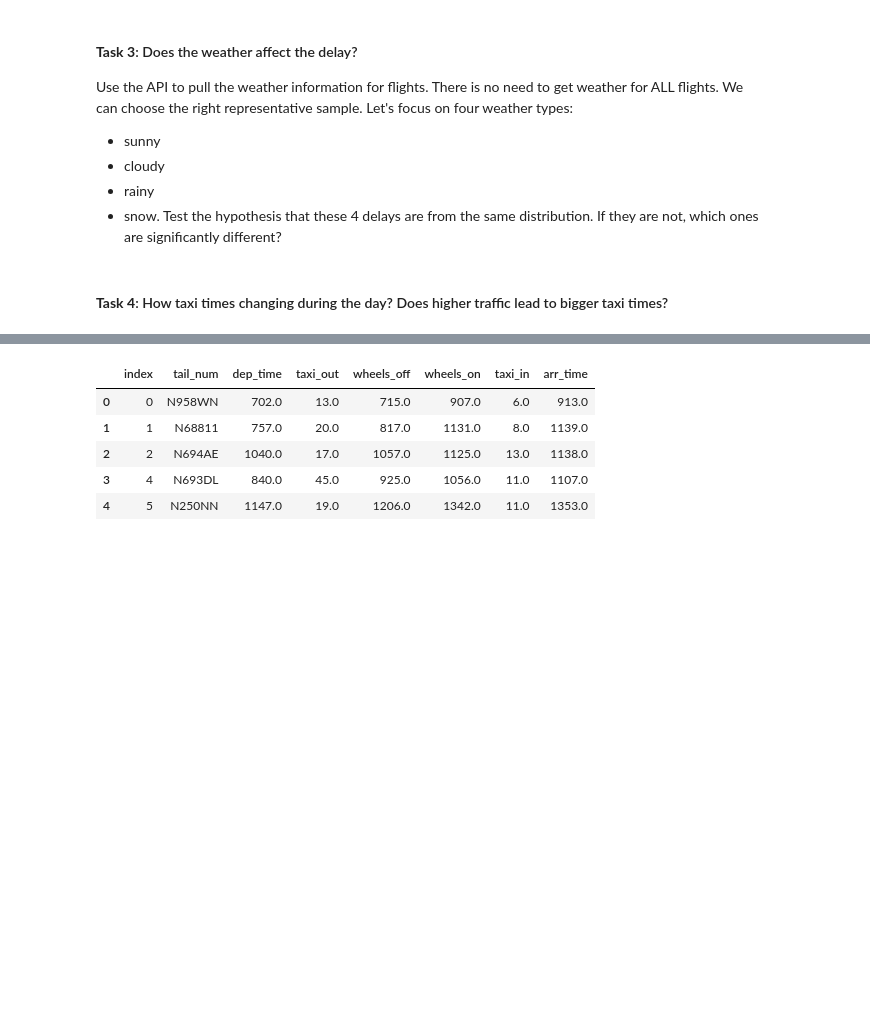
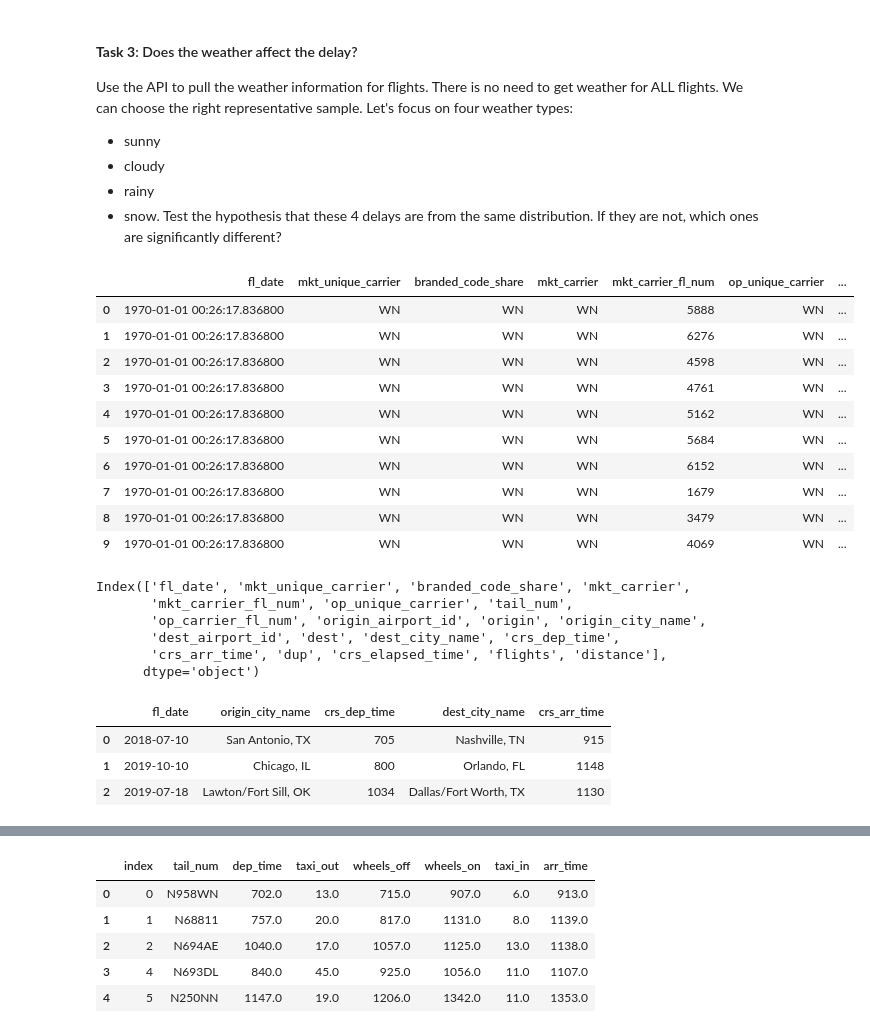
Before and after one commit to BRCanada/Flight-Delay-Prediction, a Jupyter notebook: Flight_Data_Exploration_HC.ipynb, the cells around one changed output, grey strips where cells are left out. Drawn from its saved outputs; the diff is of its cells as text; code cells hidden in the pictures; blank space fills up the shorter version.

```diff
--- a/Flight_Data_Exploration_BR.ipynb
+++ b/Flight_Data_Exploration_HC.ipynb
@@ -71,0 +42,4 @@ data.head()
+# %%
+#load test data (these are the cols we will have at the test phase)
+fl_test = pd.read_csv('data/flights_test_10.csv')
+fl_test.head()
@@ -254,5 +233,3 @@ Use the API to pull the weather information for flights. There is no need to get
 - rainy
 - snow.
 Test the hypothesis that these 4 delays are from the same distribution. If they are not, which ones are significantly different?
-# %% [markdown]
-#### **Task 4**: How taxi times changing during the day? Does higher traffic lead to bigger taxi times?
@@ -258,0 +238,25 @@ Test the hypothesis that these 4 delays are from the same distribution. If they
+# %%
+fl_test['fl_date'] = pd.to_datetime(fl_test['fl_date'])
+# %%
+fl_test #1970??? okay
+# %% [output]
+|  | fl_date | mkt_unique_carrier | branded_code_share | mkt_carrier | mkt_carrier_fl_num | op_unique_carrier | ... |
+| 0 | 1970-01-01 00:26:17.836800 | WN | WN | WN | 5888 | WN | ... |
+| 1 | 1970-01-01 00:26:17.836800 | WN | WN | WN | 6276 | WN | ... |
+| 2 | 1970-01-01 00:26:17.836800 | WN | WN | WN | 4598 | WN | ... |
+| 3 | 1970-01-01 00:26:17.836800 | WN | WN | WN | 4761 | WN | ... |
+| 4 | 1970-01-01 00:26:17.836800 | WN | WN | WN | 5162 | WN | ... |
+| 5 | 1970-01-01 00:26:17.836800 | WN | WN | WN | 5684 | WN | ... |
+| 6 | 1970-01-01 00:26:17.836800 | WN | WN | WN | 6152 | WN | ... |
+| 7 | 1970-01-01 00:26:17.836800 | WN | WN | WN | 1679 | WN | ... |
+| 8 | 1970-01-01 00:26:17.836800 | WN | WN | WN | 3479 | WN | ... |
+| 9 | 1970-01-01 00:26:17.836800 | WN | WN | WN | 4069 | WN | ... |
+# %%
+fl_test.columns
+# %% [output]
+Index(['fl_date', 'mkt_unique_carrier', 'branded_code_share', 'mkt_carrier',
+       'mkt_carrier_fl_num', 'op_unique_carrier', 'tail_num',
+       'op_carrier_fl_num', 'origin_airport_id', 'origin', 'origin_city_name',
+       'dest_airport_id', 'dest', 'dest_city_name', 'crs_dep_time',
+       'crs_arr_time', 'dup', 'crs_elapsed_time', 'flights', 'distance'],
+      dtype='object')
@@ -258,0 +265,8 @@ Test the hypothesis that these 4 delays are from the same distribution. If they
+# %%
+weather_df = flights[['fl_date', 'origin_city_name','crs_dep_time', 'dest_city_name', 'crs_arr_time']]
+weather_df.head(3)
+# %% [output]
+|  | fl_date | origin_city_name | crs_dep_time | dest_city_name | crs_arr_time |
+| 0 | 2018-07-10 | San Antonio, TX | 705 | Nashville, TN | 915 |
+| 1 | 2019-10-10 | Chicago, IL | 800 | Orlando, FL | 1148 |
+| 2 | 2019-07-18 | Lawton/Fort Sill, OK | 1034 | Dallas/Fort Worth, TX | 1130 |
```
Also changed, not shown: parts of 41 cells of this notebook.
